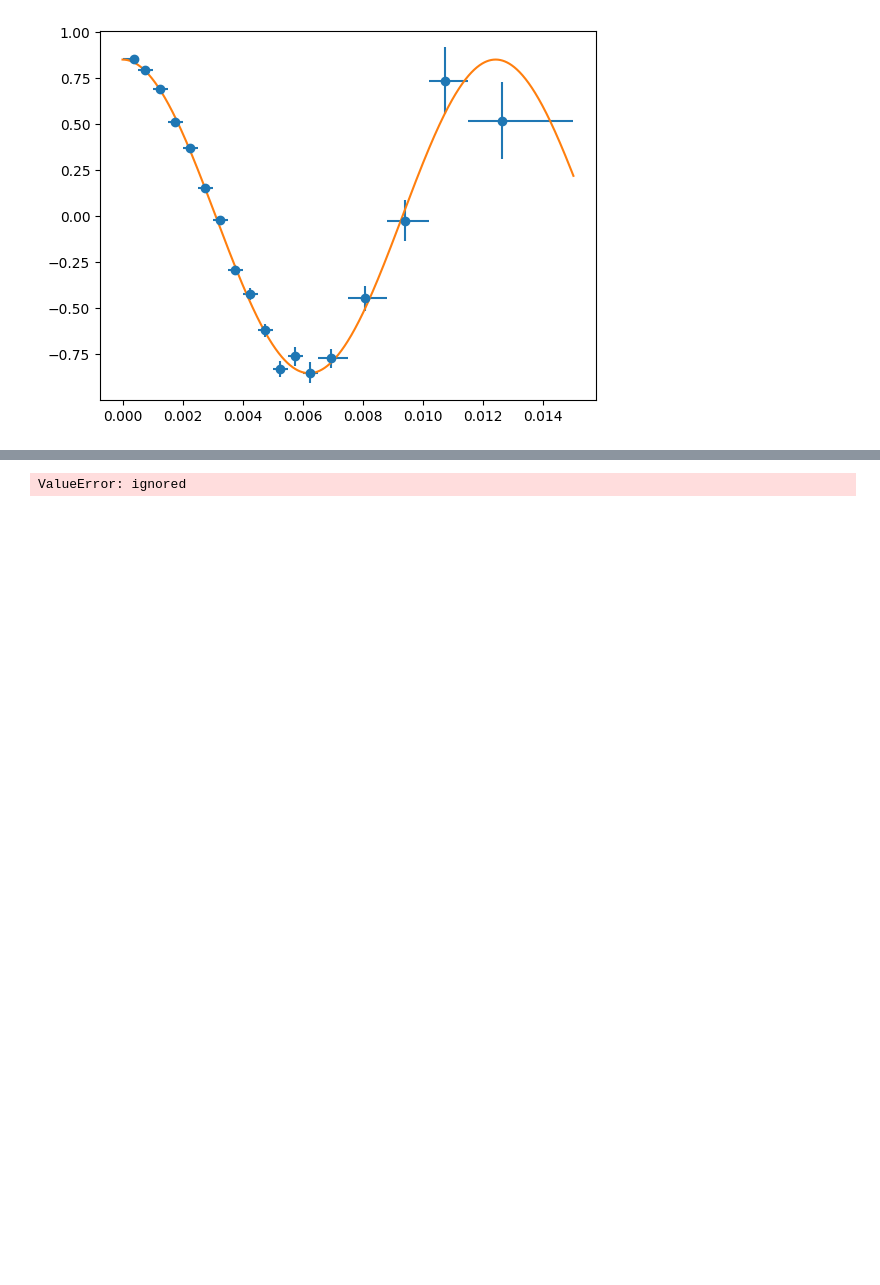
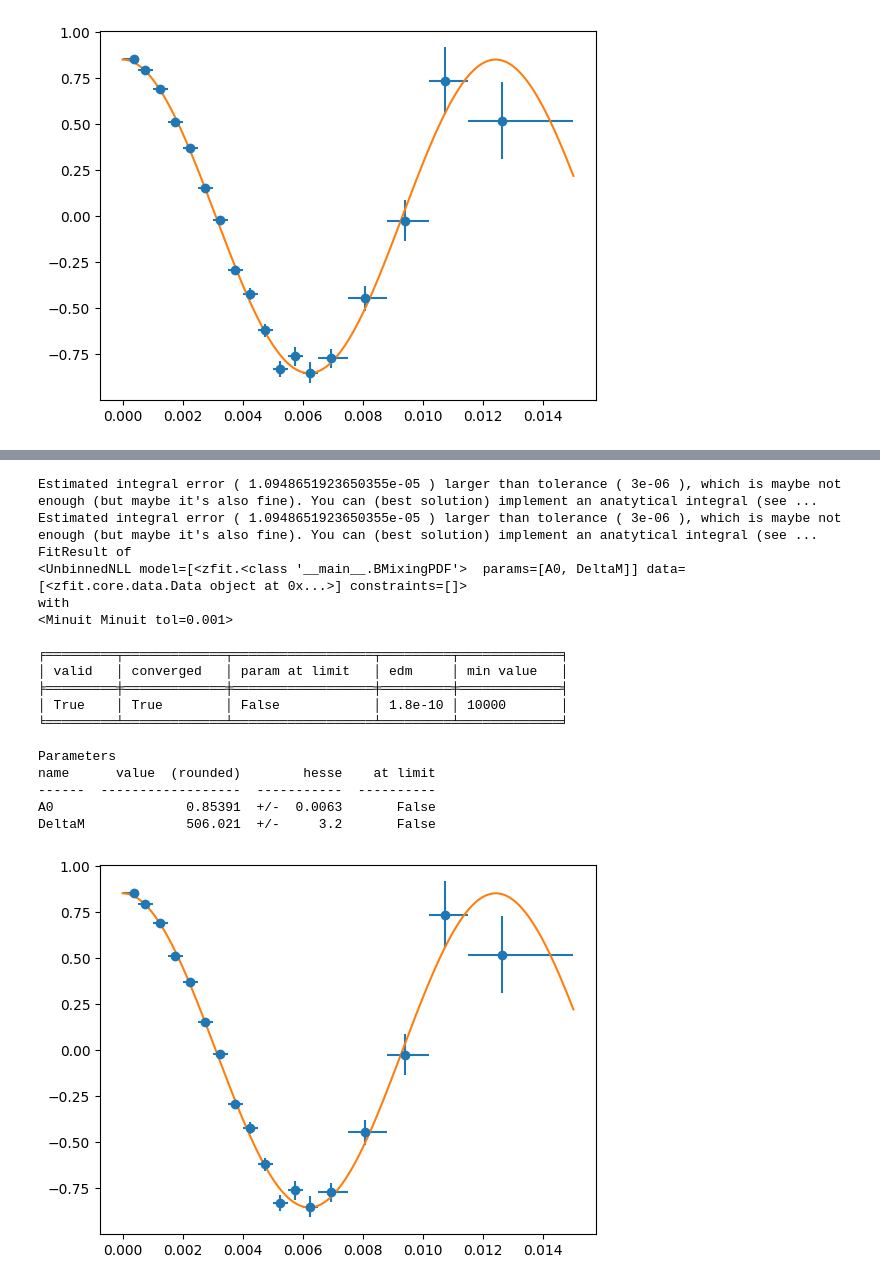
Before and after one commit to wouterhuls/FlavourPhysicsBND2023, a Jupyter notebook: mixingfrequency_solution.ipynb, the cells around one changed output, grey strips where cells are left out. Cells and saved outputs as stored; diff of their text form; code cells hidden in the pictures; blank space fills up the shorter version.

```diff
--- a/mixingfrequency_solution.ipynb
+++ b/mixingfrequency_solution.ipynb
@@ -99,7 +101,7 @@ Draw the reconstructed invariant mass with your favourite tool.
 ##mass = events["mass"].array()
 
 import pandas as pd
-df = pd.read_pickle("http://www.nikhef.nl/~wouterh/tmp/kstarntuple_for_BND.pkl.bz2")
+df = pd.read_pickle("http://www.nikhef.nl/~wouterh/tmp/kstarntuple.pkl.bz2")
 mass = df['mass']
 
 import matplotlib.pyplot as plt
@@ -140,7 +142,7 @@ massmax = 5350
 # beforehand. We also omit the untagged events (q=0), because we do not have
 # much use for them later.
 in_mass_range = np.logical_and(df['mass']>massmin,df['mass']<massmax)
-tagged = df['q']!=0
+tagged = df['qtag']!=0
 selection = np.logical_and(in_mass_range,tagged)
 # Note that this overwrites the original data frame!
 df = df[selection]
@@ -305,8 +305,8 @@ We will now use the tagging information.lot the decay time distribution separate
 # and for 'unmixed' decays
 import matplotlib.pyplot as plt
 decaytime = df['decaytime']
-q = df["q"]
-eta = df["eta"]
+q = df["qtag"]
+etatag = df["etatag"]
 pid = df["pid"]
 plt.hist(decaytime, bins=200, weights = sweights_B0 * (pid*q>0), label="unmixed", alpha = 0.5)
 plt.hist(decaytime, bins=200, weights = sweights_B0 * (pid*q<0), label="mixed", alpha = 0.5)
@@ -350,7 +350,7 @@ tbins = tbins/1000.
 
 # compute the per-event value of q_prod*q_decay*(1-2eta)
 qDecay = np.where(pid<0,-1,+1)
-qD = q*(1-2*eta)*qDecay
+qD = q*(1-2*etatag)*qDecay
 wqDsum, bin_edges  = np.histogram(decaytime,bins=tbins,weights=sweights_B0*qD)
 wqD2sum, bin_edges = np.histogram(decaytime,bins=tbins,weights=sweights_B0*qD*qD)
 w2qD2sum, bin_edges = np.histogram(decaytime,bins=tbins,weights=sweights_B0*sweights_B0*qD*qD)
@@ -440,28 +442,53 @@ This doesn't quite work yet, although we managed to get it to work outside the n
 # %%
 import tensorflow as tf
 class BMixingPDF(zfit.pdf.BasePDF):
     """ Generic decay PDF with mixing and CP violation"""
     def __init__(self,obs,A0,deltaM):
         self.A0 = A0
         self.deltaM = deltaM
         paramdict = { x.name : x for x in [A0,deltaM]}
         super().__init__(obs=obs, params=paramdict, name="MixingPDF")
     def _norm(): return 1
-    def pdf(self, x):
+    def _unnormalized_pdf(self, x):
       #tf.print(x)
-      decaytime = x.unstack_x('decaytime')
-      qD = x.unstack_x('qD')
+      decaytime, qD = zfit.z.unstack_x(x)
       return (1 +  qD * self.A0 * tf.cos(self.deltaM*decaytime))
+    def pdf(self,x,norm=False): return self._unnormalized_pdf(x)
 
 fitobs = zfit.Space("decaytime",(0.,0.015)) * zfit.Space("qD",(-2,2))
-df["qD"] = qD
+if "qD" not in df: df["qD"] = qD
 zdata = zfit.Data.from_pandas( df, obs=fitobs, weights=sweights_B0 )
 
 pdf  = BMixingPDF(obs=fitobs,A0=A0,deltaM=deltaM)
 nll_data = zfit.loss.UnbinnedNLL(model=pdf, data=zdata)
 minimizer = zfit.minimize.Minuit()
 result = minimizer.minimize(nll_data)
 result.hesse()
 print(result)
+
+# draw the result
+plt.errorbar(x=avtime, y=asymmetry, xerr=xerrors, yerr=asymmetryerr,fmt='o')
+x = np.linspace(0,0.015, 1000)
+y = A0*np.cos(x*deltaM)
+plt.plot(x,y)
+plt.show()
 # %% [output]
-ValueError: ignored
+Estimated integral error ( 1.0948651923650355e-05 ) larger than tolerance ( 3e-06 ), which is maybe not enough (but maybe it's also fine). You can (best solution) implement an anatytical integral (see ...
+Estimated integral error ( 1.0948651923650355e-05 ) larger than tolerance ( 3e-06 ), which is maybe not enough (but maybe it's also fine). You can (best solution) implement an anatytical integral (see ...
+FitResult of
+<UnbinnedNLL model=[<zfit.<class '__main__.BMixingPDF'>  params=[A0, DeltaM]] data=[<zfit.core.data.Data object at 0x...>] constraints=[]>
+with
+<Minuit Minuit tol=0.001>
+
+╒═════════╤═════════════╤══════════════════╤═════════╤═════════════╕
+│ valid   │ converged   │ param at limit   │ edm     │ min value   │
+╞═════════╪═════════════╪══════════════════╪═════════╪═════════════╡
+│ True    │ True        │ False            │ 1.8e-10 │ 10000       │
+╘═════════╧═════════════╧══════════════════╧═════════╧═════════════╛
+
+Parameters
+name      value  (rounded)        hesse    at limit
+------  ------------------  -----------  ----------
+A0                 0.85391  +/-  0.0063       False
+DeltaM             506.021  +/-     3.2       False
+[figure, added]
```
Also changed, not shown: parts of 7 cells of this notebook.
